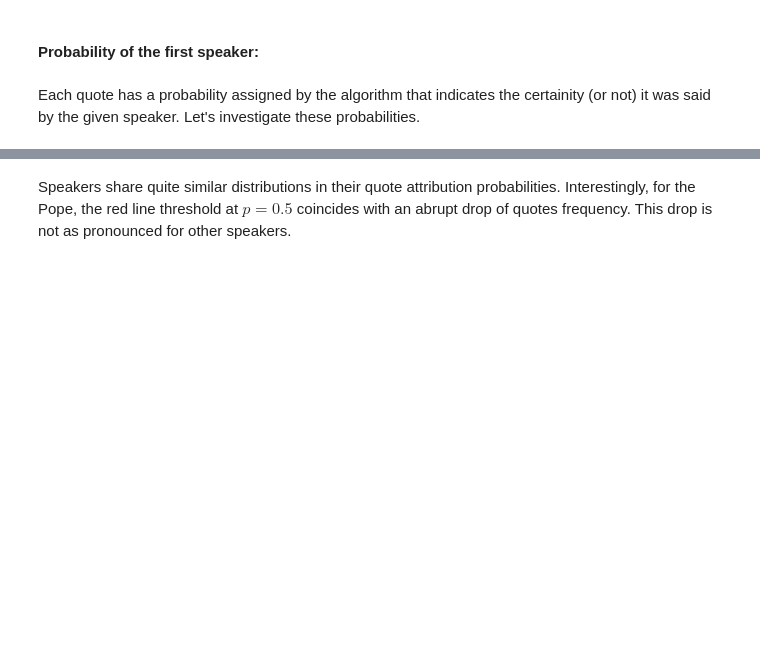
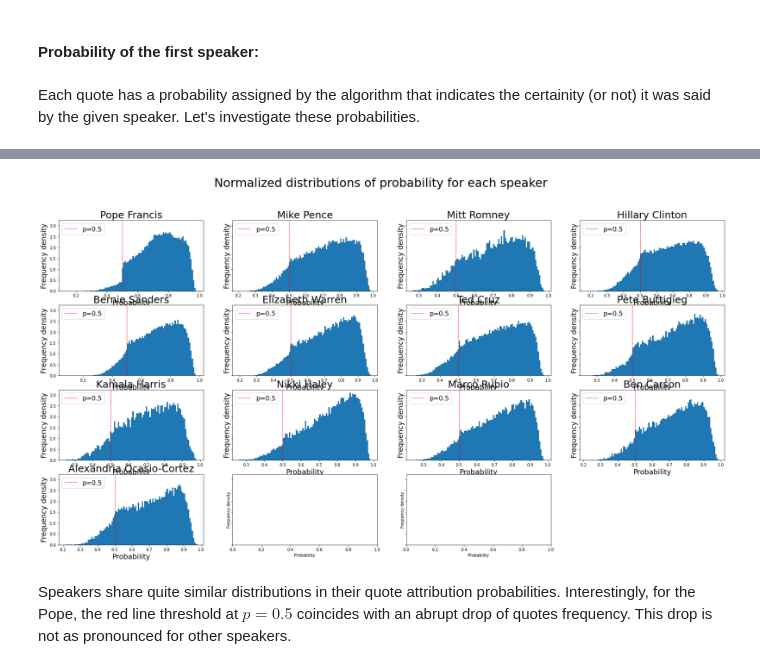
Before and after one commit to paulmoreau40/Applied-Data-Analysis-project-EPFL, a Jupyter notebook: src/Milestone_3.ipynb, the cells around one changed output, grey strips where cells are left out. Cells and saved outputs as stored; diff of their text form; code cells hidden in the pictures; blank space fills up the shorter version.

```diff
--- a/src/Milestone_3.ipynb
+++ b/src/Milestone_3.ipynb
@@ -203,21 +220,23 @@ _ = plt.title("Boxplot of probability for the first speaker")
 # %%
-fig, axs = plt.subplots(2,4, figsize=(30, 15), sharey=True)
+fig, axs = plt.subplots(4,4, figsize=(30, 15), sharey=True)
 fig.suptitle('Normalized distributions of probability for each speaker', size = 30)
 
 axs = axs.ravel()
 
 for i in range(len(speakers)):
     data = new_df.loc[new_df.speaker == speakers[i]].probability
     axs[i].hist(data, density = True, bins = 100)
     axs[i].axvline(x = 0.5, color = 'r', linestyle = 'dashed', linewidth = 1,label='p=0.5')
     axs[i].set_title(speakers[i], size = 25)
     axs[i].legend(loc='upper left',prop={'size': 16})
     axs[i].yaxis.label.set_size(18)
     axs[i].xaxis.label.set_size(18)
 for ax in axs.flat:
     ax.set(xlabel='Probability', ylabel='Frequency density')
 
 fig.delaxes(axs[-1])
+# %% [output]
+[figure, added]
 # %% [markdown]
 Speakers share quite similar distributions in their quote attribution probabilities. Interestingly, for the Pope, the red line threshold at $p = 0.5$ coincides with an abrupt drop of quotes frequency. This drop is not as pronounced for other speakers.
 # %% [markdown]
```
Also changed, not shown: parts of 28 cells of this notebook.
